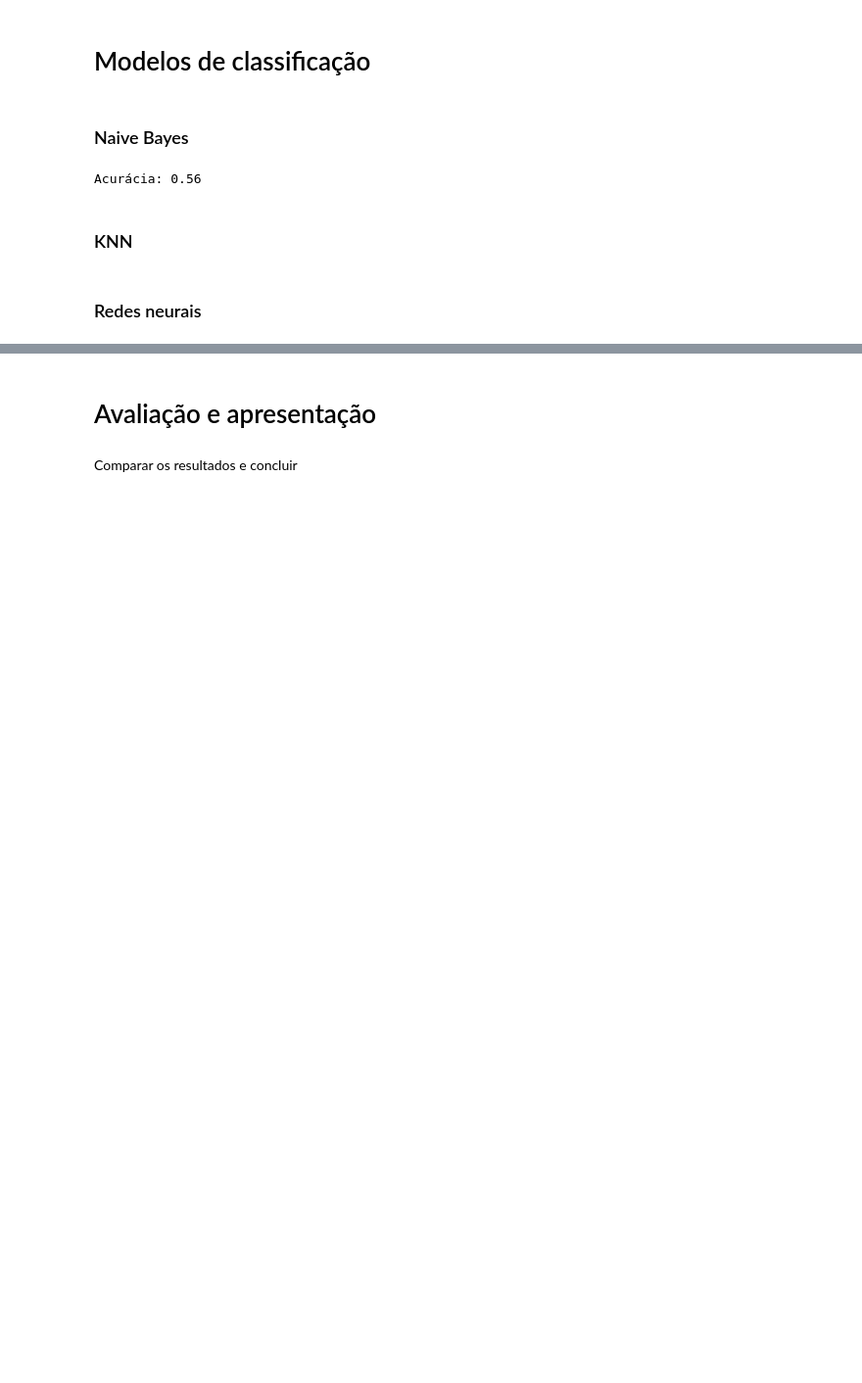
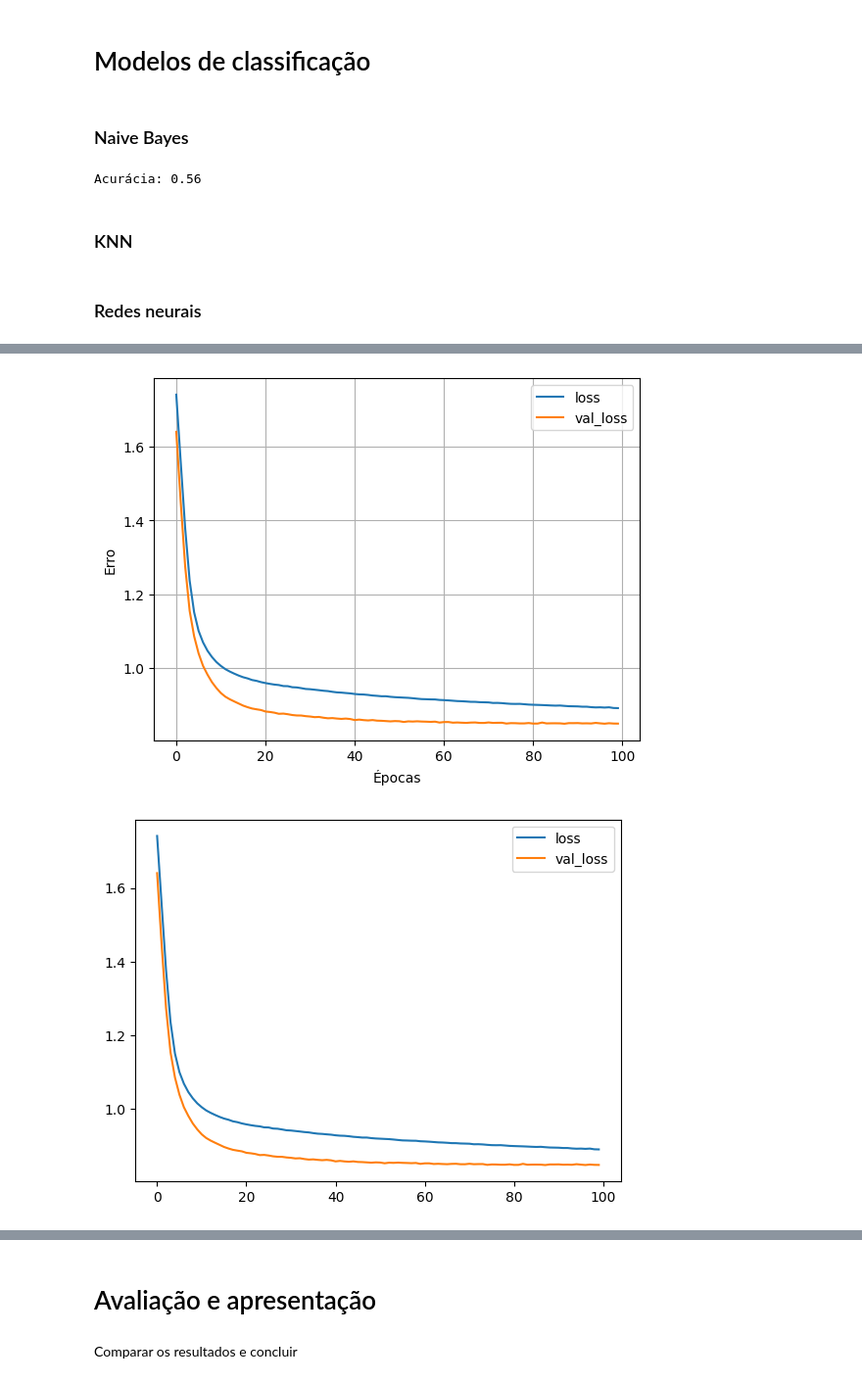
Before and after one commit to leonardodimarchi/ai-regression-and-classification, a Jupyter notebook: classification.ipynb, the cells around one changed output, grey strips where cells are left out. Shown: that part at 98% size. Cells and saved outputs as stored; diff of their text form; code cells hidden in the pictures; blank space fills up the shorter version.

Commit message:
Iniciando o desenvolvimento do modelo de classificacao por redes neurais

```diff
--- a/classification.ipynb
+++ b/classification.ipynb
@@ -211,3 +211,77 @@ Acurácia: 0.56
 ### KNN
 # %% [markdown]
 ### Redes neurais
+# %%
+import numpy as np
+import matplotlib.pyplot as plt
+import tensorflow as tf
+from tensorflow import keras
+from tensorflow.keras import layers
+from tensorflow.keras.layers.experimental import preprocessing
+from sklearn.metrics import accuracy_score
+
+def plot_loss(history):
+    plt.plot(history.history['loss'], label='loss')
+    plt.plot(history.history['val_loss'], label='val_loss')
+    plt.xlabel('Épocas')
+    plt.ylabel('Erro')
+    plt.legend()
+    plt.grid(True)
+
+def plot_acc(history):
+    plt.plot(history.history['accuracy'], label='acc')
+    plt.plot(history.history['val_accuracy'], label='val_acc')
+    plt.xlabel('Épocas')
+    plt.ylabel('Acurácia')
+    plt.legend()
+    plt.grid(True)
+
+normalizer = preprocessing.Normalization()
+normalizer.adapt(X_train.values)
+
+X = dataset_tratado.drop(['quality'], axis=1)
+y = pd.get_dummies(dataset_tratado['quality'], columns=['quality'])
+
+display(X.head())
+display(y.head())
+
+X_train, X_test, y_train, y_test = train_test_split(X, y, test_size=0.3, random_state=42)
+
+model = keras.Sequential([
+    normalizer,
+    layers.Dense(8, activation='tanh'),
+    layers.Dense(4, activation='tanh'),
+    layers.Dense(6, activation='softmax')
+])
+
+model.summary()
+
+model.compile(
+    optimizer='adam',
+    loss='categorical_crossentropy',
+    metrics=['accuracy']
+)
+
+history = model.fit(
+    X_train, y_train,
+    epochs=100,
+    validation_split = 0.2,
+    batch_size=10,
+    verbose=0
+)
+
+plot_loss(history)
+# plot_acc(history)
+
+y_pred = model.predict(X_test).reshape(-1)
+
+# accuracy_score(np.round(y_pred), y_test)
+
+losses = pd.DataFrame(history.history)
+
+losses[['loss','val_loss']].plot()
+losses[['accuracy','val_accuracy']].plot()
+
+print(model.metrics_names)
+print(model.evaluate(X_test,y_test,verbose=0))
+# %% [output]
@@ -213,0 +317,2 @@ Acurácia: 0.56
+[figure, added]
+[figure, added]
```
Also changed, not shown: parts of 1 cell of this notebook.
